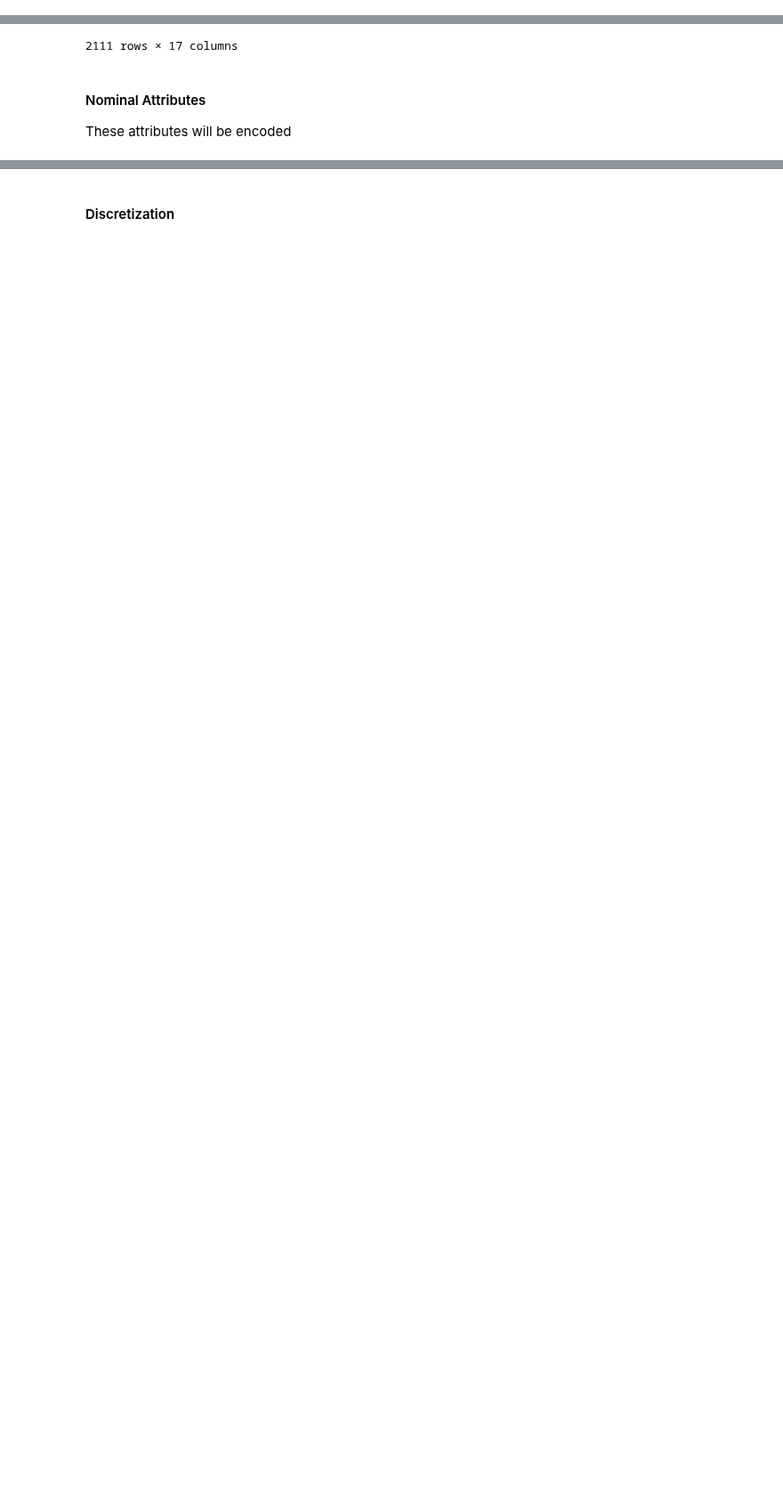
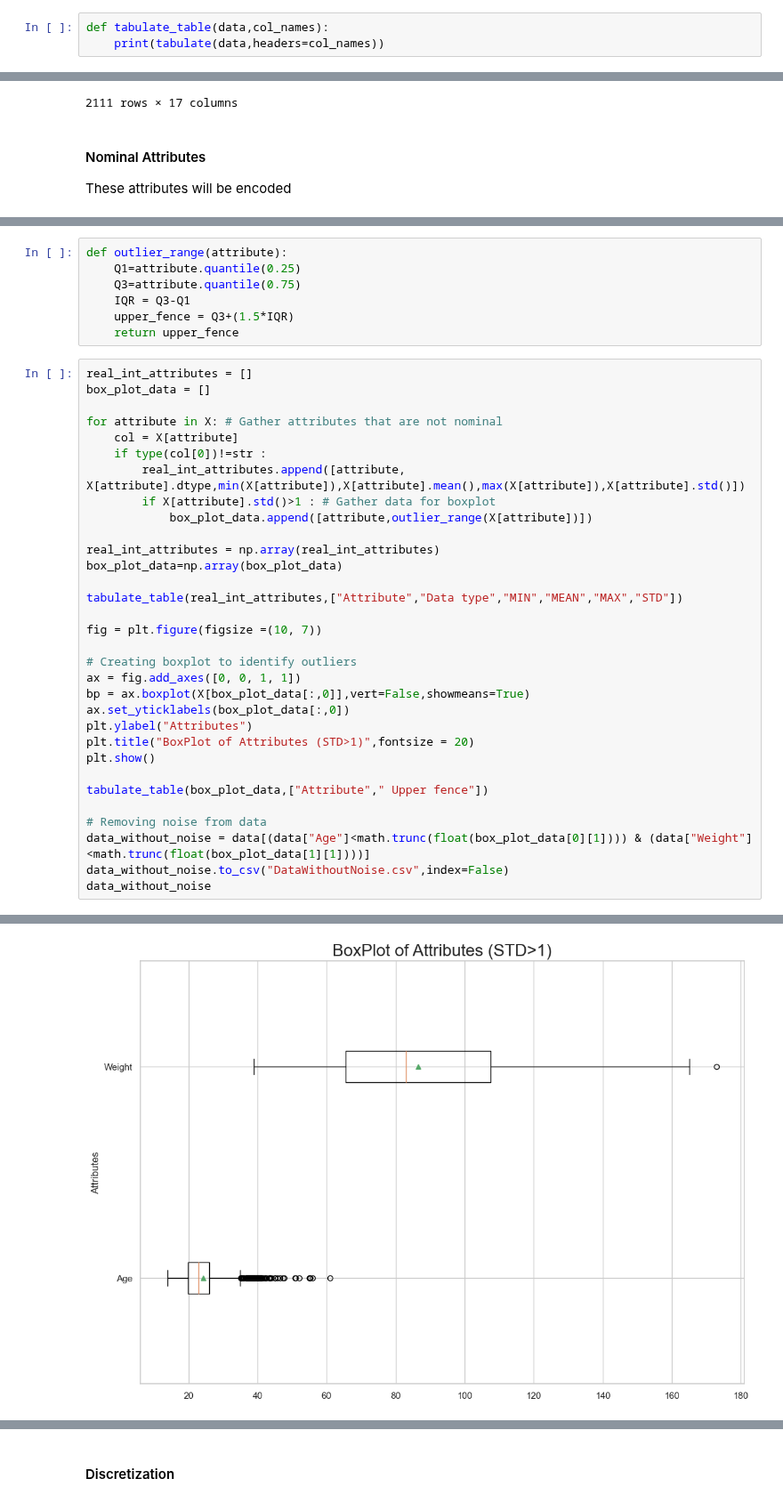
Before and after one commit to xvxvdee/CPS844_Assignment, a Jupyter notebook: data/Data_cleaning.ipynb, the cells around one changed output, grey strips where cells are left out. Shown at 89% size. Cells and saved outputs as stored; diff of their text form; blank space fills up the shorter version.

Commit message:
Created box plots and removed noise from data

```diff
--- a/data/Data_cleaning.ipynb
+++ b/data/Data_cleaning.ipynb
@@ -11,3 +12,6 @@ import numpy as np
+# %%
+def tabulate_table(data,col_names):
+    print(tabulate(data,headers=col_names))
 # %% [markdown]
 #### Raw Data
 # %%
@@ -76,0 +62,40 @@ TUE          float64       0      0.657866    2      0.608927
+# %%
+def outlier_range(attribute):
+    Q1=attribute.quantile(0.25)
+    Q3=attribute.quantile(0.75)
+    IQR = Q3-Q1
+    upper_fence = Q3+(1.5*IQR)
+    return upper_fence
+# %%
+real_int_attributes = []
+box_plot_data = []
+
+for attribute in X: # Gather attributes that are not nominal
+    col = X[attribute]
+    if type(col[0])!=str :
+        real_int_attributes.append([attribute, X[attribute].dtype,min(X[attribute]),X[attribute].mean(),max(X[attribute]),X[attribute].std()])
+        if X[attribute].std()>1 : # Gather data for boxplot
+            box_plot_data.append([attribute,outlier_range(X[attribute])])
+
+real_int_attributes = np.array(real_int_attributes)
+box_plot_data=np.array(box_plot_data)
+
+tabulate_table(real_int_attributes,["Attribute","Data type","MIN","MEAN","MAX","STD"])
+
+fig = plt.figure(figsize =(10, 7))
+
+# Creating boxplot to identify outliers
+ax = fig.add_axes([0, 0, 1, 1])
+bp = ax.boxplot(X[box_plot_data[:,0]],vert=False,showmeans=True)
+ax.set_yticklabels(box_plot_data[:,0])
+plt.ylabel("Attributes")
+plt.title("BoxPlot of Attributes (STD>1)",fontsize = 20)
+plt.show()
+
+tabulate_table(box_plot_data,["Attribute"," Upper fence"])
+
+# Removing noise from data
+data_without_noise = data[(data["Age"]<math.trunc(float(box_plot_data[0][1]))) & (data["Weight"]<math.trunc(float(box_plot_data[1][1])))]
+data_without_noise.to_csv("DataWithoutNoise.csv",index=False)
+data_without_noise
+# %% [output]
@@ -76,0 +112 @@ TUE          float64       0      0.657866    2      0.608927
+[figure, added]
```
Also changed, not shown: parts of 7 cells of this notebook.
